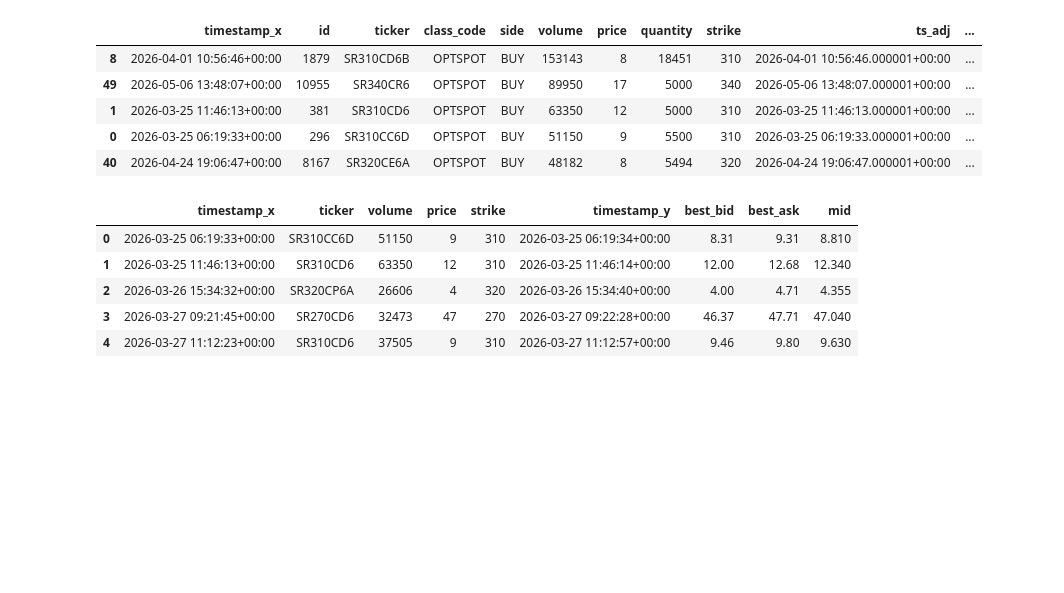
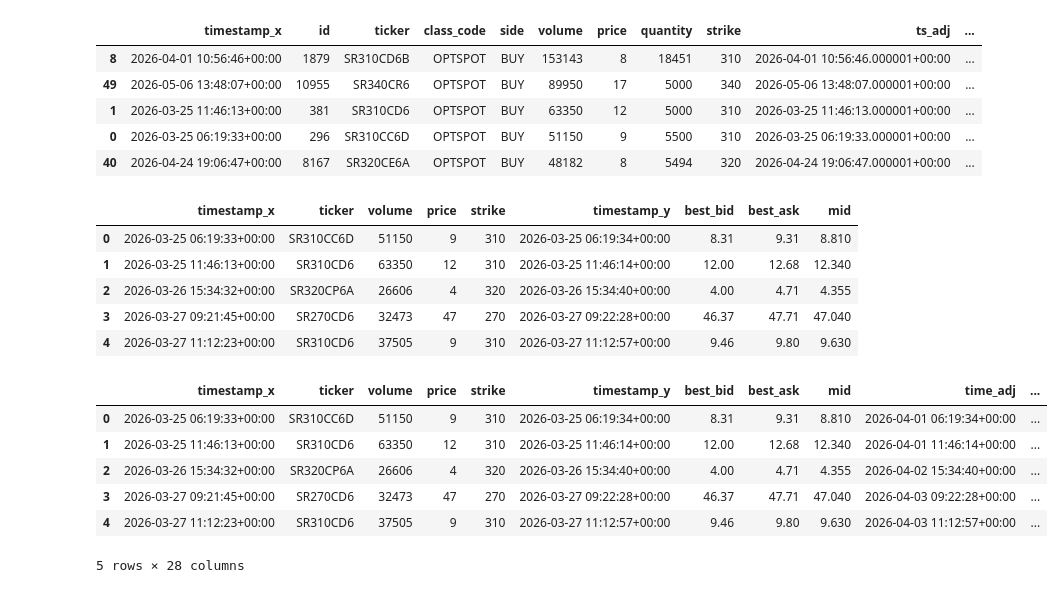
Before and after one commit to SigmaFlowX/Sber-Moex-Options, a Jupyter notebook: notebooks/large_orders_analysis.ipynb, the cells around one changed output. Cells and saved outputs as stored; diff of their text form; code cells hidden in the pictures; blank space fills up the shorter version.

Commit message:
analyzed orderbook changes over different horizons

```diff
--- a/notebooks/large_orders_analysis.ipynb
+++ b/notebooks/large_orders_analysis.ipynb
@@ -111,3 +111,28 @@ df.head()
 | 2 | 2026-03-26 15:34:32+00:00 | SR320CP6A | 26606 | 4 | 320 | 2026-03-26 15:34:40+00:00 | 4.00 | 4.71 | 4.355 |
 | 3 | 2026-03-27 09:21:45+00:00 | SR270CD6 | 32473 | 47 | 270 | 2026-03-27 09:22:28+00:00 | 46.37 | 47.71 | 47.040 |
 | 4 | 2026-03-27 11:12:23+00:00 | SR310CD6 | 37505 | 9 | 310 | 2026-03-27 11:12:57+00:00 | 9.46 | 9.80 | 9.630 |
+# %%
+horizons = [5, 30, 60, 120, 480, 720, 1440, 4320, 10080] #minues
+for h in horizons:
+    df['time_adj'] = df['timestamp_y'] + pd.Timedelta(minutes=h)
+    merged = pd.merge_asof(
+        df.sort_values('time_adj'),
+        orderbooks_df.reset_index(),
+        left_on = 'time_adj',
+        right_on = 'timestamp',
+        direction = 'nearest',
+        tolerance = pd.Timedelta(minutes = h/2),
+        by = 'ticker'
+    ).sort_index()
+    df[f'best_ask_{h}'] = merged['best_ask_y']
+    df[f'best_bid_{h}'] = merged['best_bid_y']
+
+df.head()
+# %% [output]
+|  | timestamp_x | ticker | volume | price | strike | timestamp_y | best_bid | best_ask | mid | time_adj | ... |
+| 0 | 2026-03-25 06:19:33+00:00 | SR310CC6D | 51150 | 9 | 310 | 2026-03-25 06:19:34+00:00 | 8.31 | 9.31 | 8.810 | 2026-04-01 06:19:34+00:00 | ... |
+| 1 | 2026-03-25 11:46:13+00:00 | SR310CD6 | 63350 | 12 | 310 | 2026-03-25 11:46:14+00:00 | 12.00 | 12.68 | 12.340 | 2026-04-01 11:46:14+00:00 | ... |
+| 2 | 2026-03-26 15:34:32+00:00 | SR320CP6A | 26606 | 4 | 320 | 2026-03-26 15:34:40+00:00 | 4.00 | 4.71 | 4.355 | 2026-04-02 15:34:40+00:00 | ... |
+| 3 | 2026-03-27 09:21:45+00:00 | SR270CD6 | 32473 | 47 | 270 | 2026-03-27 09:22:28+00:00 | 46.37 | 47.71 | 47.040 | 2026-04-03 09:22:28+00:00 | ... |
+| 4 | 2026-03-27 11:12:23+00:00 | SR310CD6 | 37505 | 9 | 310 | 2026-03-27 11:12:57+00:00 | 9.46 | 9.80 | 9.630 | 2026-04-03 11:12:57+00:00 | ... |
+5 rows × 28 columns
```
